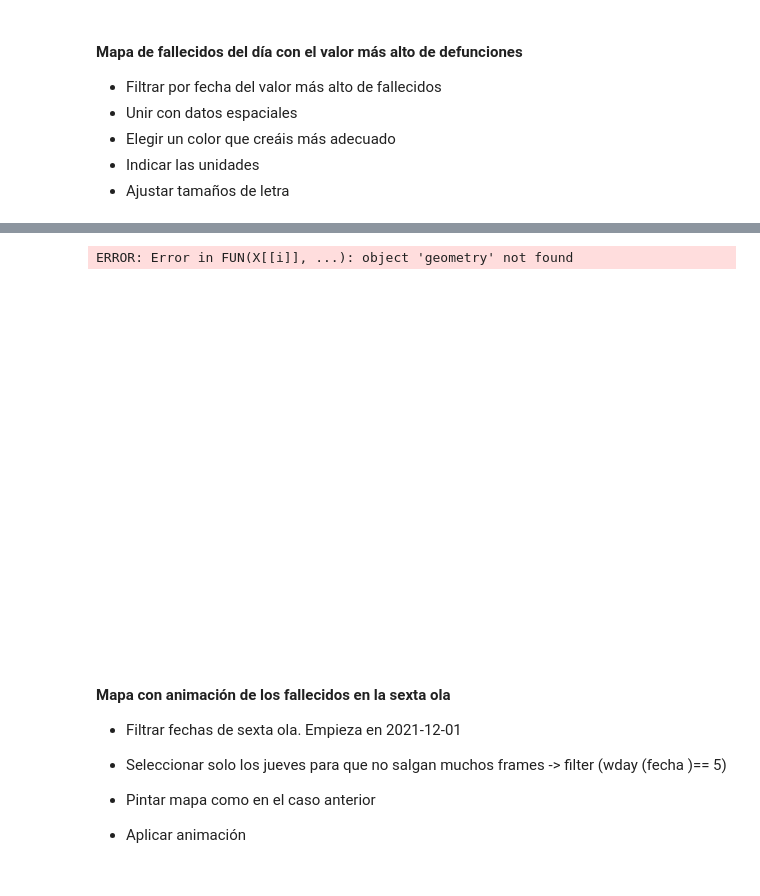
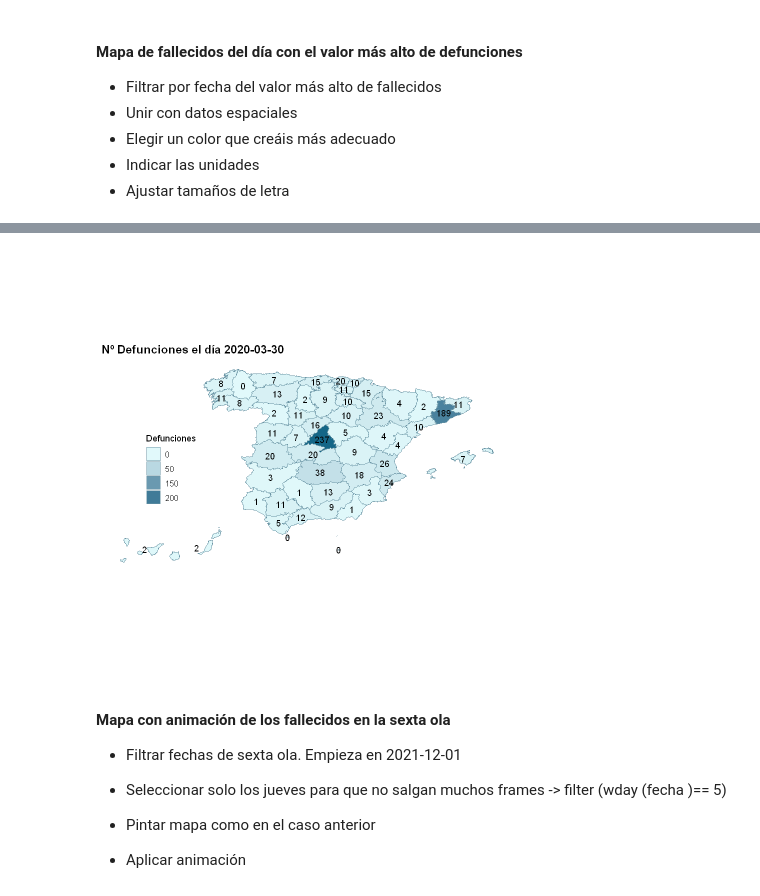
Before and after one commit to Atuneros/trabajos, a Jupyter notebook: visualizacion/practica1.ipynb, the cells around one changed output, grey strips where cells are left out. Saved outputs shown, nothing was run; the diff lists cells and outputs as text; code cells hidden in the pictures.

Commit message:
trabajo en ml2 y visualizacion

```diff
--- a/visualizacion/practica1.ipynb
+++ b/visualizacion/practica1.ipynb
@@ -258,3 +258,7 @@ i Specify the column types or set `show_col_types = FALSE` to quiet this message
  9 08       Barcelona          5664579
 10 48       Bizkaia            1152651
 # ... with 42 more rows
+# %%
+covid_provincias_poblacion <- left_join (covid_provincias, provincias_poblacion, by = "provincia")
+
+print (covid_provincias_poblacion)
@@ -750,10 +769,10 @@ max_fecha_valor <- max_valor$fecha #fecha del valor más alto de fallecidos
 # Cáculo de defunciones por 1.000.000 de habitantes
 df8 <- covid_provincias_poblacion %>%
        group_by(fecha,provincia) %>%
-       summarise(total_def = (sum (num_def)*1000000)/poblacion, # convertimos  a tasa por 1 millon para comparar provincias
+       summarise(total_def = (sum (num_def)), # convertimos  a tasa por 1 millon para comparar provincias
        .groups ="drop") %>%
         distinct(fecha,provincia,total_def) %>%
-        arrange (fecha)
+        filter(fecha == max_fecha_valor)
 # %% [markdown]
 #### Mapa de fallecidos del día con el valor más alto de defunciones
 
@@ -779,11 +798,6 @@ A tibble: 6 × 3
 # %%
 if (!"mapSpain" %in% installed.packages()) {install.packages("mapSpain")}
 library(mapSpain)
-mapSpain_sf <- esp_get_ccaa()
-nrow(mapSpain_sf)
+mapSpain_sf <- esp_get_prov_siane()
 
-url_names_spain_region <- "https://raw.githubusercontent.com/montera34/escovid19data/master/data/original/shapes/spain_regions_utm.csv"
-
-names_spain_region <- read_csv2(url_names_spain_region)
-df8 <- left_join  (df8,select(names_spain_region,c(INE_name,ISO_name)), by = c( "provincia" = "INE_name"))
-df8
+df8 <- left_join  (df8,mapSpain_sf, by = c( "provincia" = "ine.prov.name"))
@@ -822,25 +804,29 @@ A tibble: 42328 × 6
 # %%
+min_value <- round(min(df8$total_def, na.rm = TRUE)-5,-1) #redondea a 10 por debajo
+max_value <- round(max(df8$total_def,na.rm = TRUE)+5,-1) #redondea a 10 por alto
+tramo <-round((max_value - min_value) / 8, 0)  # definimos 8 tramos
+tramo <- 5 * round(tramo/5,0) # Redondeo a múltiplo de 5
+breaks_n <-  c(seq(min_value,max_value, by = tramo))
+
 map_es <-
   ggplot(data = df8 ) +
-     geom_sf(aes(geometry = geometry, fill = Total), color ="#6C96A6") +
-     geom_sf_text (aes(label = paste0(round(Total,1),"%")),
-                   stat = "sf_coordinates",
-                    size = 3) +
-    scale_fill_gradient (low = "#E1F9FB",high = "#1882AD",
-                        guide = guide_legend()) +
-    labs(title = paste ("Tasa del paro a ", max_fecha),
-    fill ="% Paro") +
+     geom_sf(aes(geometry = geometry, fill = total_def), color ="#6C96A6") +
+     geom_sf_text(aes(label = total_def, geometry = geometry), fun.geometry = st_centroid) +
+    scale_fill_gradient (low = "#E1F9FB",high = "#146687",
+                        guide = guide_legend(),
+                        breaks = c(0,50,150,200)) +
+    labs(title = paste ("Nº Defunciones el día", max_fecha_valor),
+    fill ="Defunciones") +
     theme_map() +
     theme(plot.title=element_text(size='14',face="bold"),
           legend.title = element_text(size=11),
           legend.text = element_text(size=10),
-          legend.position = c(0.95, 0.25))
+          legend.position = c(0.1, 0.3))
           #legend.position = "right")
 
 plot (map_es)
 # %% [output]
-ERROR: Error in FUN(X[[i]], ...): object 'geometry' not found
-[figure, old version]
+[figure, new version]
 # %% [markdown]
 #### Mapa con animación de los fallecidos en la sexta ola
 
```
Also changed, not shown: parts of 7 cells of this notebook, 17 other files.
